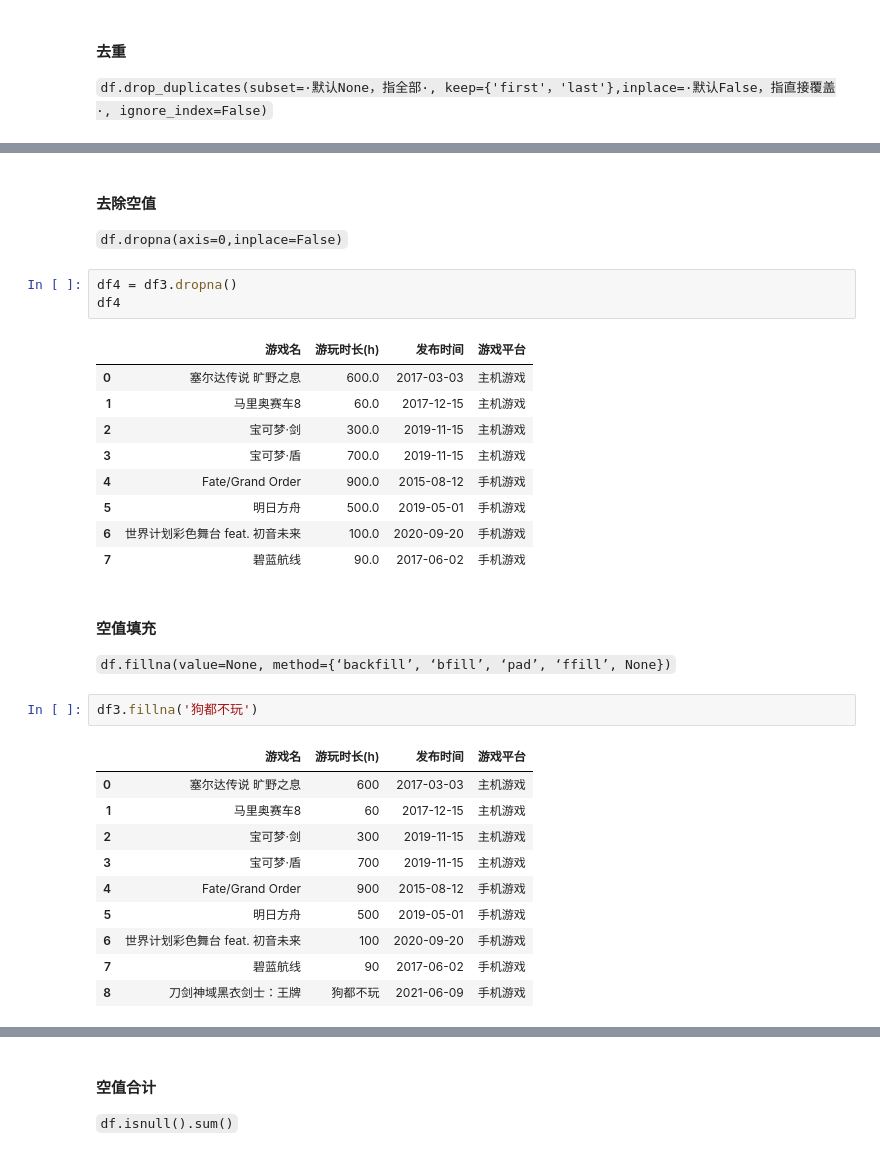
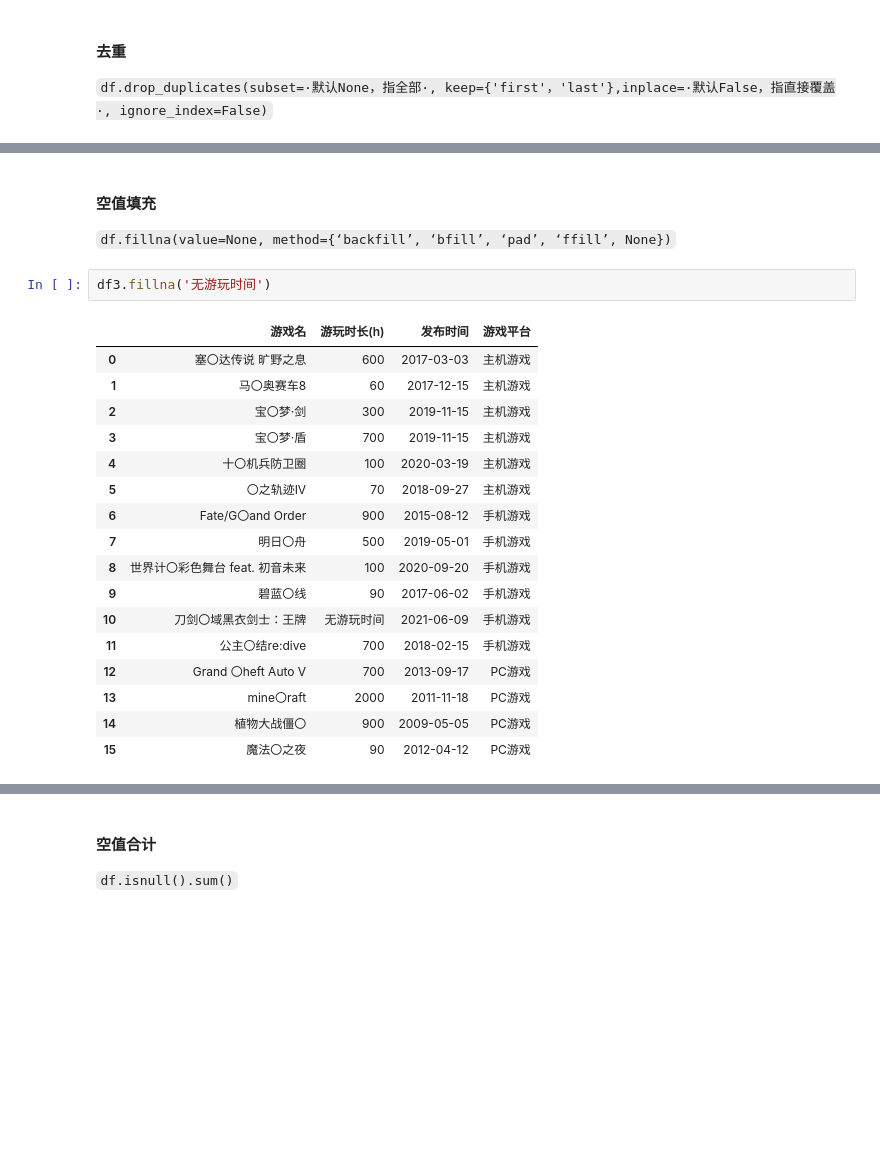
Before and after one commit to AkashiEi/Data_Analyst, a Jupyter notebook: 个人Pandas常用功能合集~持续更新（大概）.ipynb, the cells around one changed output, grey strips where cells are left out. Saved outputs shown, nothing was run; the diff lists cells and outputs as text; blank space fills up the shorter version.

```diff
--- a/个人Pandas常用功能合集~持续更新（大概）.ipynb
+++ b/个人Pandas常用功能合集~持续更新（大概）.ipynb
@@ -164,35 +217,26 @@ df3
-# %% [markdown]
-#### **去除空值**
-`df.dropna(axis=0,inplace=False)`
-# %%
-df4 = df3.dropna()
-df4
-# %% [output]
-|  | 游戏名 | 游玩时长(h) | 发布时间 | 游戏平台 |
-| 0 | 塞尔达传说 旷野之息 | 600.0 | 2017-03-03 | 主机游戏 |
-| 1 | 马里奥赛车8 | 60.0 | 2017-12-15 | 主机游戏 |
-| 2 | 宝可梦·剑 | 300.0 | 2019-11-15 | 主机游戏 |
-| 3 | 宝可梦·盾 | 700.0 | 2019-11-15 | 主机游戏 |
-| 4 | Fate/Grand Order | 900.0 | 2015-08-12 | 手机游戏 |
-| 5 | 明日方舟 | 500.0 | 2019-05-01 | 手机游戏 |
-| 6 | 世界计划彩色舞台 feat. 初音未来 | 100.0 | 2020-09-20 | 手机游戏 |
-| 7 | 碧蓝航线 | 90.0 | 2017-06-02 | 手机游戏 |
 # %% [markdown]
 #### **空值填充**
 `df.fillna(value=None, method={‘backfill’, ‘bfill’, ‘pad’, ‘ffill’, None})`
 # %%
-df3.fillna('狗都不玩')
+df3.fillna('无游玩时间')
 # %% [output]
 |  | 游戏名 | 游玩时长(h) | 发布时间 | 游戏平台 |
-| 0 | 塞尔达传说 旷野之息 | 600 | 2017-03-03 | 主机游戏 |
-| 1 | 马里奥赛车8 | 60 | 2017-12-15 | 主机游戏 |
-| 2 | 宝可梦·剑 | 300 | 2019-11-15 | 主机游戏 |
-| 3 | 宝可梦·盾 | 700 | 2019-11-15 | 主机游戏 |
-| 4 | Fate/Grand Order | 900 | 2015-08-12 | 手机游戏 |
-| 5 | 明日方舟 | 500 | 2019-05-01 | 手机游戏 |
-| 6 | 世界计划彩色舞台 feat. 初音未来 | 100 | 2020-09-20 | 手机游戏 |
-| 7 | 碧蓝航线 | 90 | 2017-06-02 | 手机游戏 |
-| 8 | 刀剑神域黑衣剑士：王牌 | 狗都不玩 | 2021-06-09 | 手机游戏 |
+| 0 | 塞〇达传说 旷野之息 | 600 | 2017-03-03 | 主机游戏 |
+| 1 | 马〇奥赛车8 | 60 | 2017-12-15 | 主机游戏 |
+| 2 | 宝〇梦·剑 | 300 | 2019-11-15 | 主机游戏 |
+| 3 | 宝〇梦·盾 | 700 | 2019-11-15 | 主机游戏 |
+| 4 | 十〇机兵防卫圈 | 100 | 2020-03-19 | 主机游戏 |
+| 5 | 〇之轨迹IV | 70 | 2018-09-27 | 主机游戏 |
+| 6 | Fate/G〇and Order | 900 | 2015-08-12 | 手机游戏 |
+| 7 | 明日〇舟 | 500 | 2019-05-01 | 手机游戏 |
+| 8 | 世界计〇彩色舞台 feat. 初音未来 | 100 | 2020-09-20 | 手机游戏 |
+| 9 | 碧蓝〇线 | 90 | 2017-06-02 | 手机游戏 |
+| 10 | 刀剑〇域黑衣剑士：王牌 | 无游玩时间 | 2021-06-09 | 手机游戏 |
+| 11 | 公主〇结re:dive | 700 | 2018-02-15 | 手机游戏 |
+| 12 | Grand 〇heft Auto V | 700 | 2013-09-17 | PC游戏 |
+| 13 | mine〇raft | 2000 | 2011-11-18 | PC游戏 |
+| 14 | 植物大战僵〇 | 900 | 2009-05-05 | PC游戏 |
+| 15 | 魔法〇之夜 | 90 | 2012-04-12 | PC游戏 |
 # %%
 df3.fillna(0)
 # %% [output]
```
Also changed, not shown: parts of 65 cells of this notebook.
